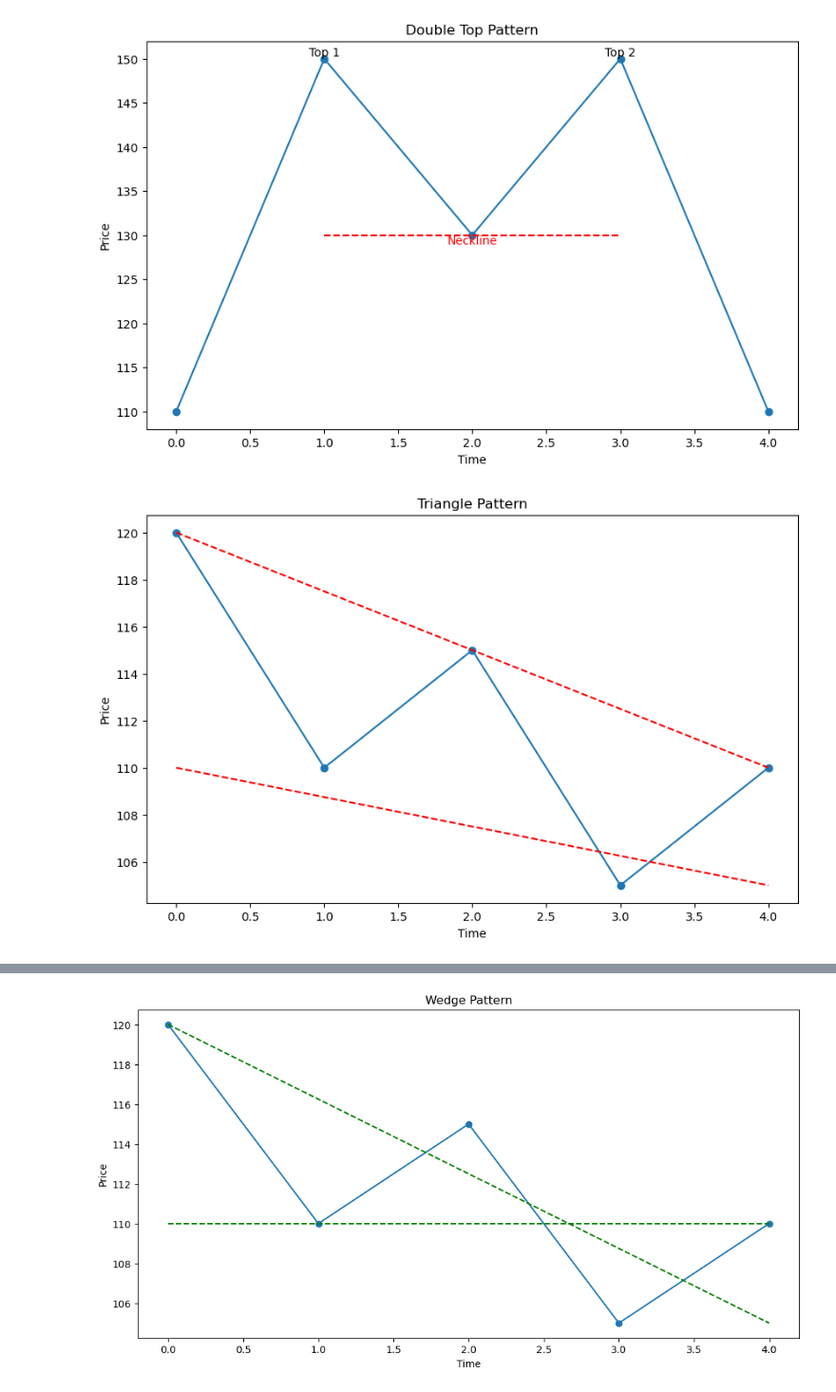
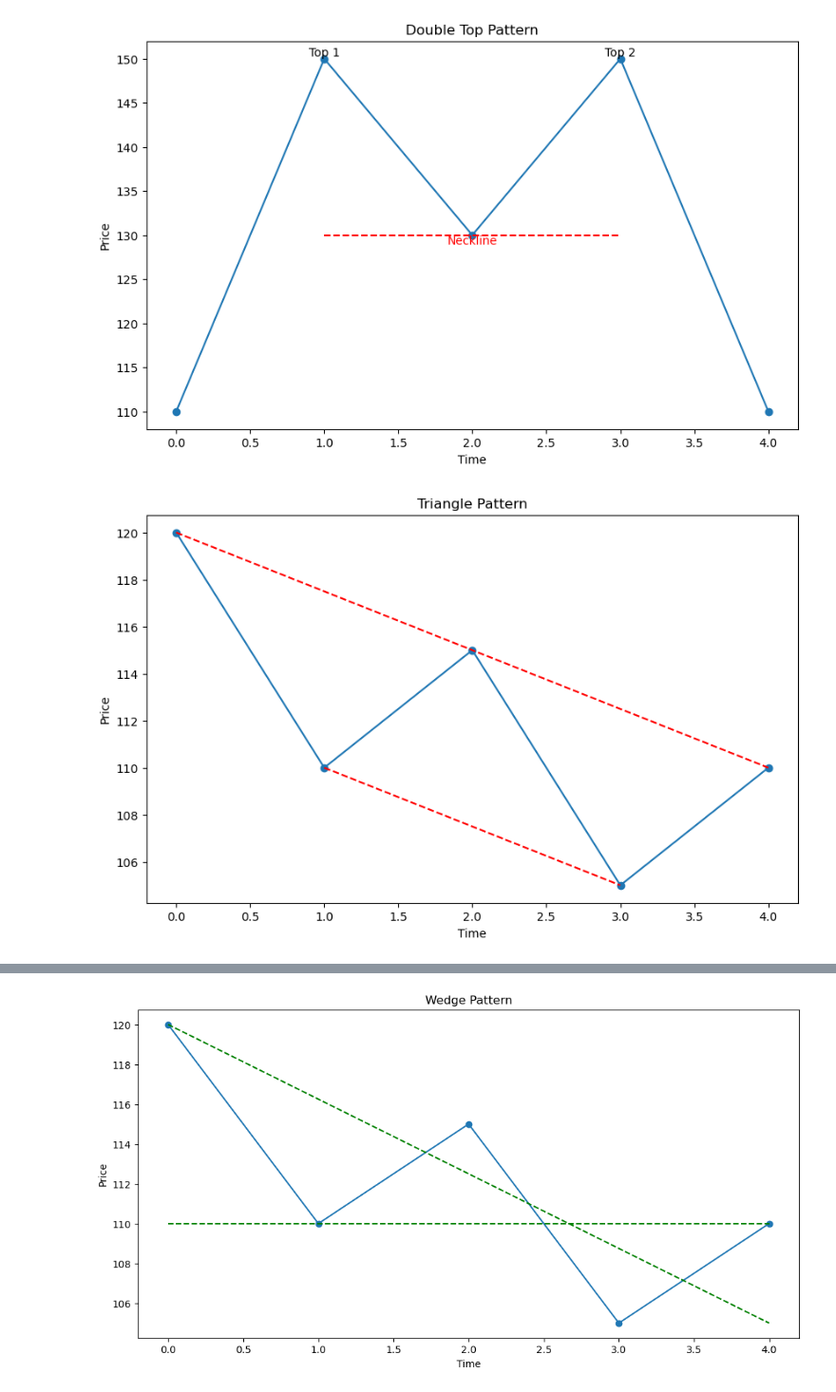
Before and after one commit to gonghui945/IntelligentQuant, a Jupyter notebook: Chapter3/3.2.ipynb, the cells around one changed output, grey strips where cells are left out. Shown: that part at 95% size. Saved outputs shown, nothing was run; the diff lists cells and outputs as text; code cells hidden in the pictures.

```diff
--- a/Chapter3/3.2.ipynb
+++ b/Chapter3/3.2.ipynb
@@ -51,20 +48,27 @@ plt.ylabel('Price')
 plt.show()
 # %% [output]
 [figure]
-# %%
-# 假设的股票价格
-prices = np.array([120, 110, 115, 105, 110])
-times = np.array(range(len(prices)))
-# 绘制价格图
-plt.figure(figsize=(10, 6))
-plt.plot(times, prices, marker='o')
-# 绘制三角形模式
-plt.plot([times[0], times[-1]], [prices[0], prices[-1]], 'r--')  # 顶线
-plt.plot([times[0], times[-1]], [prices[1], prices[3]], 'r--')  # 底线
-# 设置图形标题和轴标签
-plt.title('Triangle Pattern')
-plt.xlabel('Time')
-plt.ylabel('Price')
-plt.show()
-# %% [output]
-[figure, removed]
+# %%
+# 假设的股票价格
+prices = np.array([120, 110, 115, 105, 110])
+times = np.array(range(len(prices)))
+
+# 绘制价格图
+plt.figure(figsize=(10, 6))
+plt.plot(times, prices, marker='o')
+
+# 绘制三角形模式的顶线
+plt.plot([times[0], times[-1]], [prices[0], prices[-1]], 'r--')
+
+# 修改代码：绘制三角形模式的底线，应该连接最低的两个价格点
+plt.plot([times[1], times[3]], [prices[1], prices[3]], 'r--')
+
+# 设置图形标题和轴标签
+plt.title('Triangle Pattern')
+plt.xlabel('Time')
+plt.ylabel('Price')
+
+# 显示图形
+plt.show()
+# %% [output]
+[figure, added]
```
Also changed, not shown: parts of 4 cells of this notebook.
